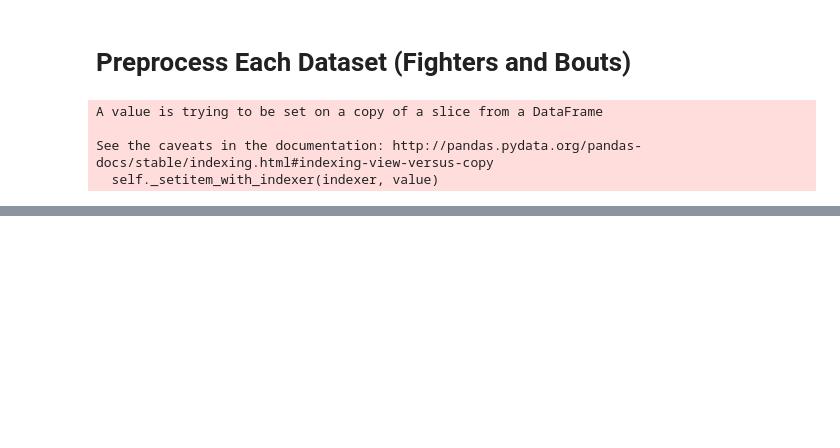
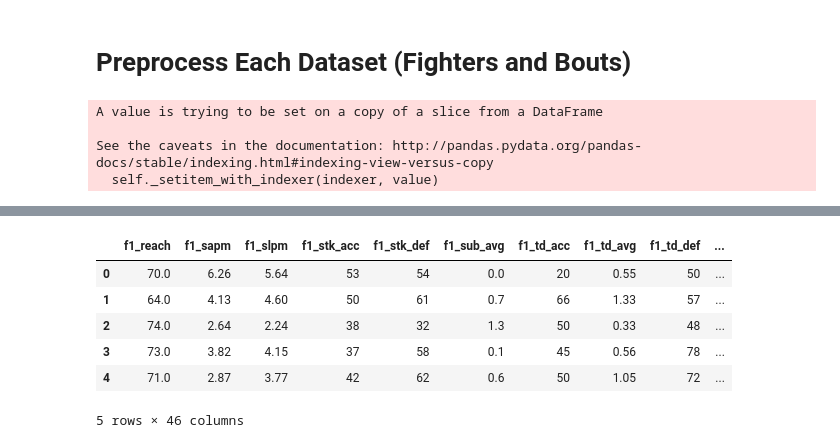
Before and after one commit to cdpierse/ufc_fight_predictor, a Jupyter notebook: Fight_Predictor/Data_preprocess.ipynb, the cells around one changed output, grey strips where cells are left out. Saved outputs shown, nothing was run; the diff lists cells and outputs as text; code cells hidden in the pictures; blank space fills up the shorter version.

```diff
--- a/Fight_Predictor/Data_preprocess.ipynb
+++ b/Fight_Predictor/Data_preprocess.ipynb
@@ -256,0 +220,6 @@ Epoch 1/2
+# %%
+drop_cols =[]
+for col in fbj_copy.columns:
+    if 'win_method_' in col or 'win_finish_' in col:
+        drop_cols.append(col)
+fbj_copy = fbj_copy.drop(columns=drop_cols)
@@ -256,0 +243,3 @@ Epoch 1/2
+# %%
+predictor_cols = ['pass_stat_f1', 'pass_stat_f2', 'str_stat_f1', 'str_stat_f2',
+       'sub_stat_f1', 'sub_stat_f2', 'td_stat_f1', 'td_stat_f2',]
@@ -256,0 +255,14 @@ Epoch 1/2
+# %%
+targets = fbj_copy[predictor_cols]
+# %%
+fbj_copy =fbj_copy.drop(columns= targets.columns)
+# %%
+fbj_copy.head()
+# %% [output]
+|  | f1_reach | f1_sapm | f1_slpm | f1_stk_acc | f1_stk_def | f1_sub_avg | f1_td_acc | f1_td_avg | f1_td_def | ... |
+| 0 | 70.0 | 6.26 | 5.64 | 53 | 54 | 0.0 | 20 | 0.55 | 50 | ... |
+| 1 | 64.0 | 4.13 | 4.60 | 50 | 61 | 0.7 | 66 | 1.33 | 57 | ... |
+| 2 | 74.0 | 2.64 | 2.24 | 38 | 32 | 1.3 | 50 | 0.33 | 48 | ... |
+| 3 | 73.0 | 3.82 | 4.15 | 37 | 58 | 0.1 | 45 | 0.56 | 78 | ... |
+| 4 | 71.0 | 2.87 | 3.77 | 42 | 62 | 0.6 | 50 | 1.05 | 72 | ... |
+5 rows × 46 columns
```
Also changed, not shown: parts of 21 cells of this notebook, 4 other files.
